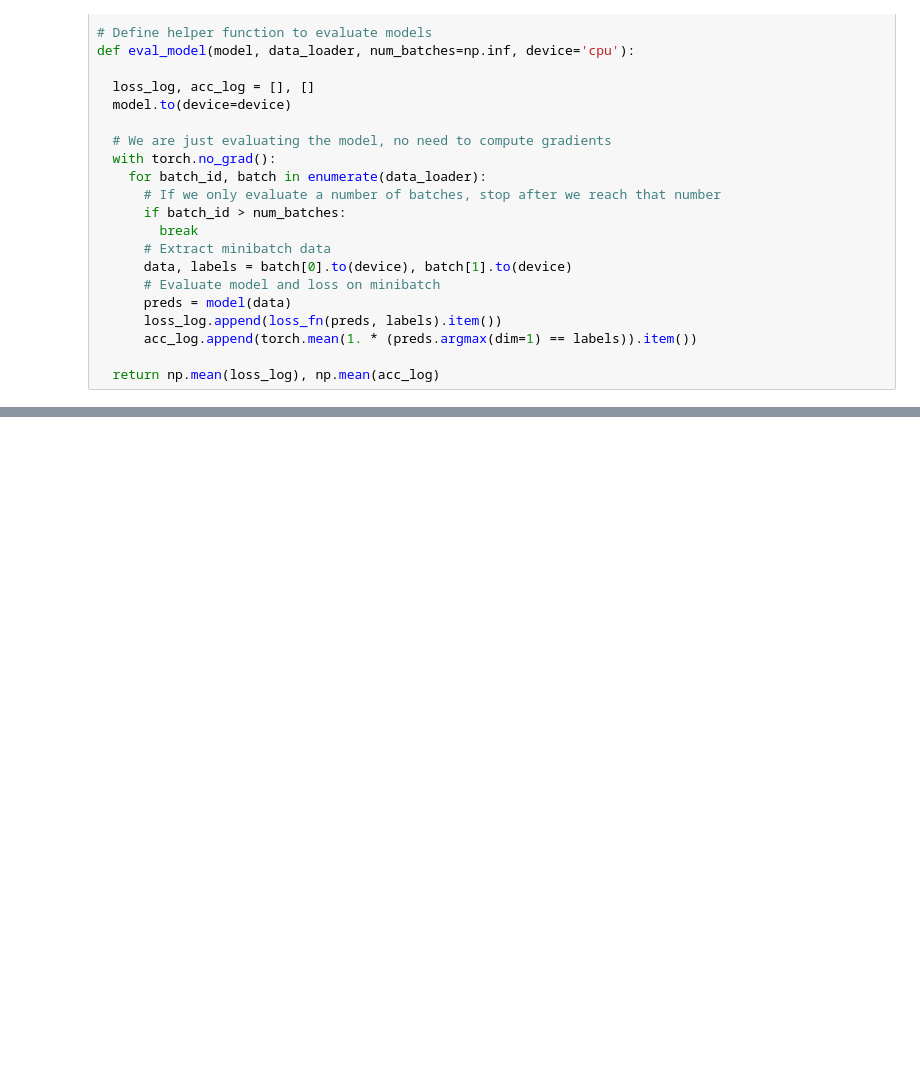
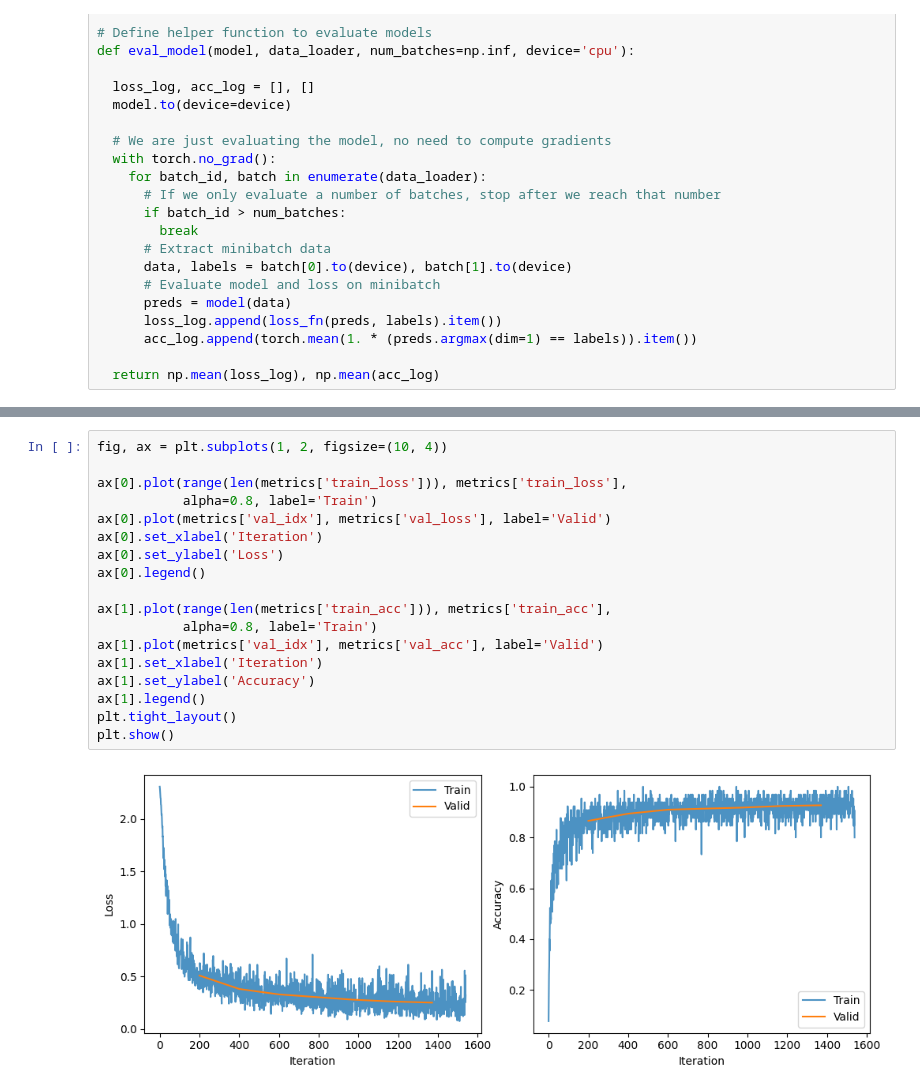
Before and after one commit to abdulquawiyy-owolabi/Deep-Learning, a Jupyter notebook: Optimisation_Day4.ipynb, the cells around one changed output, grey strips where cells are left out. Cells and saved outputs as stored; diff of their text form; blank space fills up the shorter version.

```diff
--- a/Optimisation_Day4.ipynb
+++ b/Optimisation_Day4.ipynb
@@ -550,0 +662,20 @@ def eval_model(model, data_loader, num_batches=np.inf, device='cpu'):
+# %%
+fig, ax = plt.subplots(1, 2, figsize=(10, 4))
+
+ax[0].plot(range(len(metrics['train_loss'])), metrics['train_loss'],
+           alpha=0.8, label='Train')
+ax[0].plot(metrics['val_idx'], metrics['val_loss'], label='Valid')
+ax[0].set_xlabel('Iteration')
+ax[0].set_ylabel('Loss')
+ax[0].legend()
+
+ax[1].plot(range(len(metrics['train_acc'])), metrics['train_acc'],
+           alpha=0.8, label='Train')
+ax[1].plot(metrics['val_idx'], metrics['val_acc'], label='Valid')
+ax[1].set_xlabel('Iteration')
+ax[1].set_ylabel('Accuracy')
+ax[1].legend()
+plt.tight_layout()
+plt.show()
+# %% [output]
+[figure, added]
```
Also changed, not shown: parts of 4 cells of this notebook.
